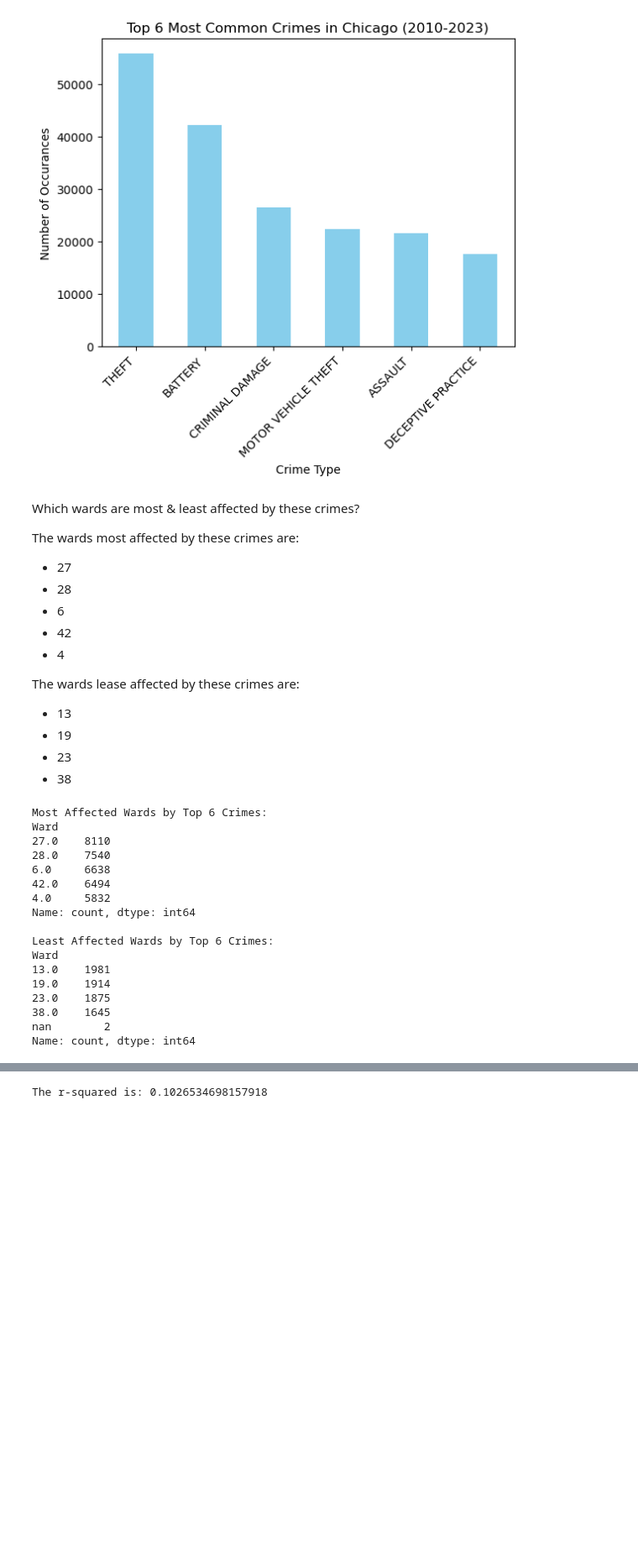
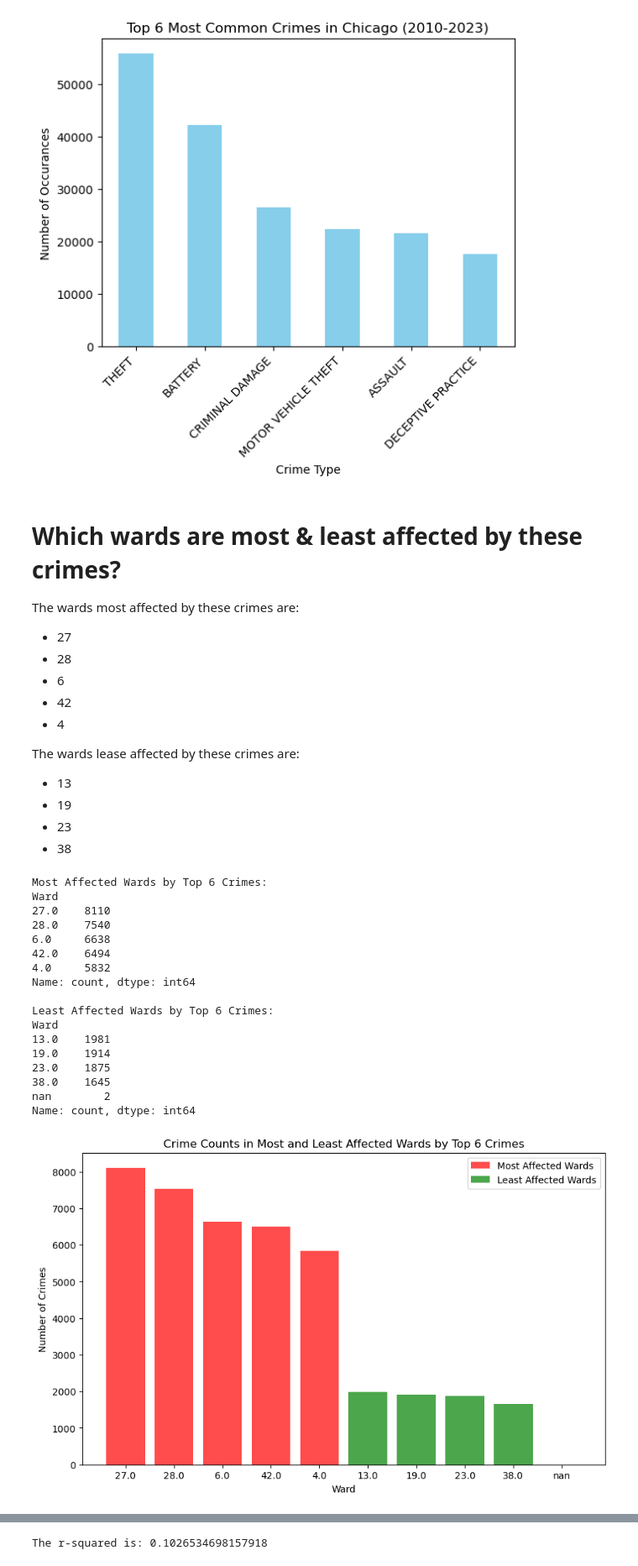
Before and after one commit to ktg8080/Project_1, a Jupyter notebook: kyle_branch.ipynb, the cells around one changed output, grey strips where cells are left out. Shown: that part at 84% size. Cells and saved outputs as stored; diff of their text form; code cells hidden in the pictures; blank space fills up the shorter version.

```diff
--- a/kyle_branch.ipynb
+++ b/kyle_branch.ipynb
@@ -141,7 +151,7 @@ plt.show()
 # %% [output]
 [figure]
 # %% [markdown]
-Which wards are most & least affected by these crimes?
+# Which wards are most & least affected by these crimes?
 
 The wards most affected by these crimes are:
 - 27
@@ -170,31 +180,51 @@ ward_crime_counts = filtered_df['Ward'].value_counts()
 ward_crime_counts_sorted = ward_crime_counts.sort_values(ascending=False)
 
 # Display the top 5 most affected wards
 most_affected_wards = ward_crime_counts_sorted.head(5)
 print("Most Affected Wards by Top 6 Crimes:")
 print(most_affected_wards)
 
 
 # Display the top 5 least affected wards
 least_affected_wards = ward_crime_counts_sorted.tail(5)
 print("\nLeast Affected Wards by Top 6 Crimes:")
 print(least_affected_wards)
+
+# Plot the most affected wards
+plt.figure(figsize=(10, 6))
+
+# Bar chart for most affected wards
+plt.bar(most_affected_wards.index.astype(str), most_affected_wards.values, color='red', alpha=0.7, label='Most Affected Wards')
+
+# Bar chart for least affected wards
+plt.bar(least_affected_wards.index.astype(str), least_affected_wards.values, color='green', alpha=0.7, label='Least Affected Wards')
+
+# Adding titles and labels
+plt.title('Crime Counts in Most and Least Affected Wards by Top 6 Crimes')
+plt.xlabel('Ward')
+plt.ylabel('Number of Crimes')
+plt.legend()
+
+# Show the plot
+plt.savefig("Images/Wards.png")
+plt.show()
 # %% [output]
 Most Affected Wards by Top 6 Crimes:
 Ward
 27.0    8110
 28.0    7540
 6.0     6638
 42.0    6494
 4.0     5832
 Name: count, dtype: int64
 
 Least Affected Wards by Top 6 Crimes:
 Ward
 13.0    1981
 19.0    1914
 23.0    1875
 38.0    1645
 nan        2
 Name: count, dtype: int64
+[figure, added]
 # %% [markdown]
```
Also changed, not shown: parts of 11 cells of this notebook, 1 other file.
